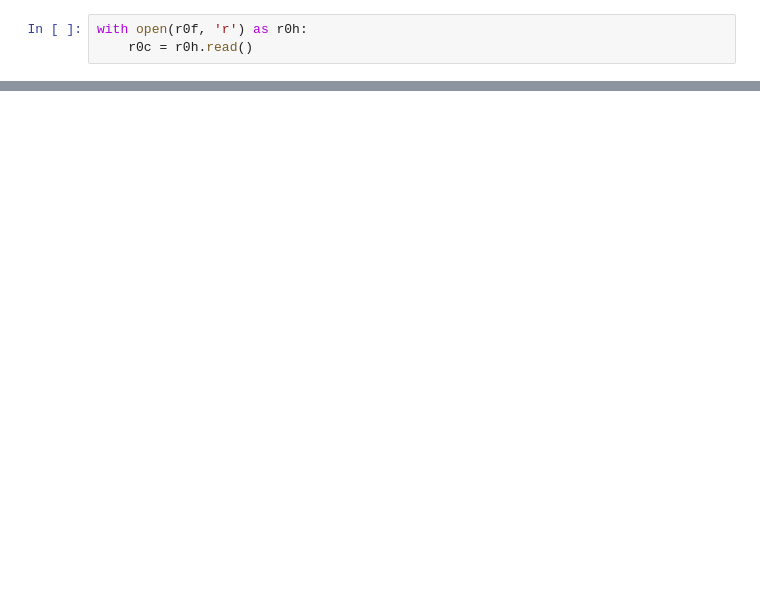
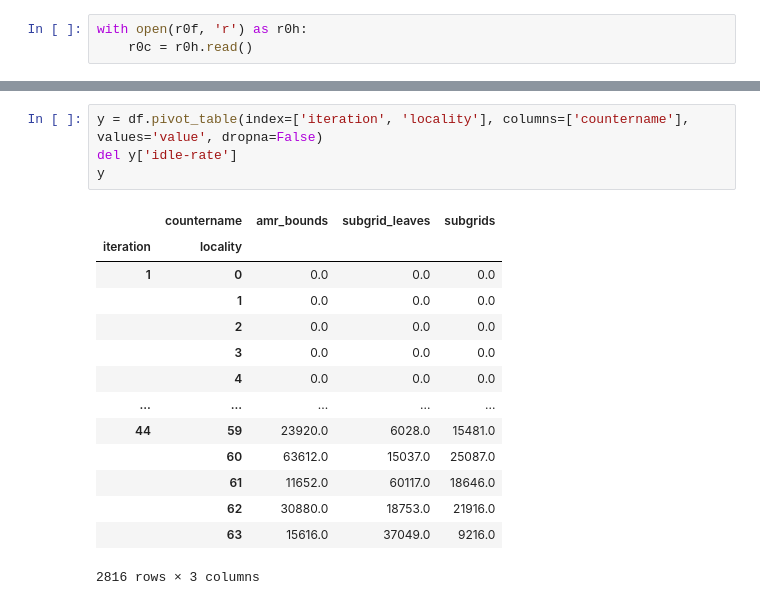
Before and after one commit to parsa/sc20-octodata, a Jupyter notebook: rcb12.term/rcb12.term-csv.ipynb, the cells around one changed output, grey strips where cells are left out. Cells and saved outputs as stored; diff of their text form; blank space fills up the shorter version.

```diff
--- a/rcb12.term/rcb12.term-csv.ipynb
+++ b/rcb12.term/rcb12.term-csv.ipynb
@@ -137,0 +165,19 @@ df
+# %%
+y = df.pivot_table(index=['iteration', 'locality'], columns=['countername'], values='value', dropna=False)
+del y['idle-rate']
+y
+# %% [output]
+|  | countername | amr_bounds | subgrid_leaves | subgrids |
+| iteration | locality |  |  |  |
+| 1 | 0 | 0.0 | 0.0 | 0.0 |
+|  | 1 | 0.0 | 0.0 | 0.0 |
+|  | 2 | 0.0 | 0.0 | 0.0 |
+|  | 3 | 0.0 | 0.0 | 0.0 |
+|  | 4 | 0.0 | 0.0 | 0.0 |
+| ... | ... | ... | ... | ... |
+| 44 | 59 | 23920.0 | 6028.0 | 15481.0 |
+|  | 60 | 63612.0 | 15037.0 | 25087.0 |
+|  | 61 | 11652.0 | 60117.0 | 18646.0 |
+|  | 62 | 30880.0 | 18753.0 | 21916.0 |
+|  | 63 | 15616.0 | 37049.0 | 9216.0 |
+2816 rows × 3 columns
```
Also changed, not shown: parts of 23 cells of this notebook, 1 other file.
